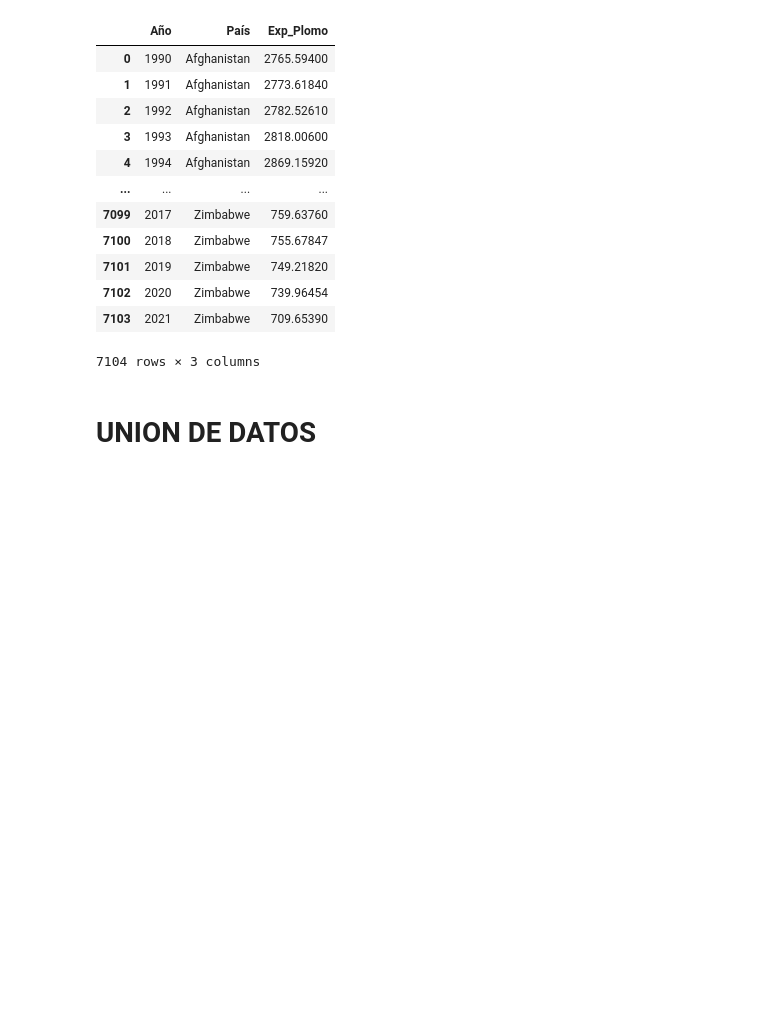
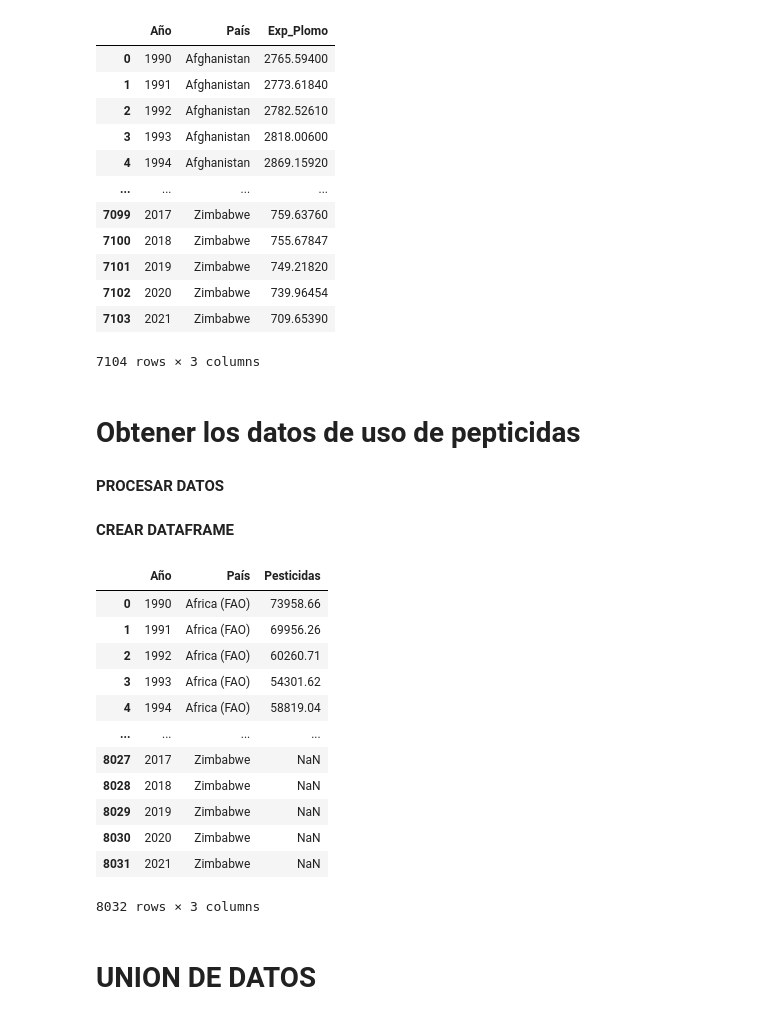
Before and after one commit to Lorenacalvoperez/Trabajo-Fin-de-Grado, a Jupyter notebook: SCRIPTS/DataFrames.ipynb, the cells around one changed output. Cells and saved outputs as stored; diff of their text form; code cells hidden in the pictures; blank space fills up the shorter version.

Commit message:
Carga de datos, procesado y creacion de dataframe de los datos de pepticidas

```diff
--- a/SCRIPTS/DataFrames.ipynb
+++ b/SCRIPTS/DataFrames.ipynb
@@ -274,3 +274,7 @@ display(df_plomo)
 | 7102 | 2020 | Zimbabwe | 739.96454 |
 | 7103 | 2021 | Zimbabwe | 709.65390 |
 7104 rows × 3 columns
+# %% [markdown]
+# Obtener los datos de uso de pepticidas
+# %% [markdown]
+**PROCESAR DATOS**
@@ -277,3 +298,64 @@ display(df_plomo)
+# %% [markdown]
+**CREAR DATAFRAME**
+# %%
+def crear_dataframe(valores, años, paises):
+    """Crea un DataFrame a partir de los datos procesados."""
+
+    datos_lista = []
+    indice_valor = 0
+
+    for id_pais, nombre_pais in paises.items():  # Iterar sobre los países
+        for año in años:  # Iterar sobre los años disponibles
+
+            if indice_valor < len(valores):
+                # Añadir el valor si hay datos disponibles
+                fila = {
+                    "Año": año,
+                    "País": nombre_pais,
+                    "Pesticidas": valores[indice_valor]
+                }
+                indice_valor += 1
+
+            else:
+                # Si no hay más valores, completar con None
+                fila = {
+                    "Año": año,
+                    "País": nombre_pais,
+                    "Pesticidas": None
+                }
+
+            datos_lista.append(fila)  # Añadir la fila a la lista de datos
+
+    # Convertir la lista en un DataFrame
+    df = pd.DataFrame(datos_lista)
+
+    return df
+# %%
+import pandas as pd
+import requests
+DATA_URL = "https://api.ourworldindata.org/v1/indicators/832404.data.json"
+METADATA_URL = "https://api.ourworldindata.org/v1/indicators/832404.metadata.json"
+datos, metadata = cargar_datos()
+valores, años, paises = procesar_datos(datos, metadata)
+df_pepticidas = crear_dataframe(valores, años, paises)
+
+
+# Mostrar las filas del DataFrame
+display(df_pepticidas)
+# %% [output]
+|  | Año | País | Pesticidas |
+| 0 | 1990 | Africa (FAO) | 73958.66 |
+| 1 | 1991 | Africa (FAO) | 69956.26 |
+| 2 | 1992 | Africa (FAO) | 60260.71 |
+| 3 | 1993 | Africa (FAO) | 54301.62 |
+| 4 | 1994 | Africa (FAO) | 58819.04 |
+| ... | ... | ... | ... |
+| 8027 | 2017 | Zimbabwe | NaN |
+| 8028 | 2018 | Zimbabwe | NaN |
+| 8029 | 2019 | Zimbabwe | NaN |
+| 8030 | 2020 | Zimbabwe | NaN |
+| 8031 | 2021 | Zimbabwe | NaN |
+8032 rows × 3 columns
 # %% [markdown]
 # UNION DE DATOS
 # %% [markdown]
```
Also changed, not shown: parts of 1 cell of this notebook.
